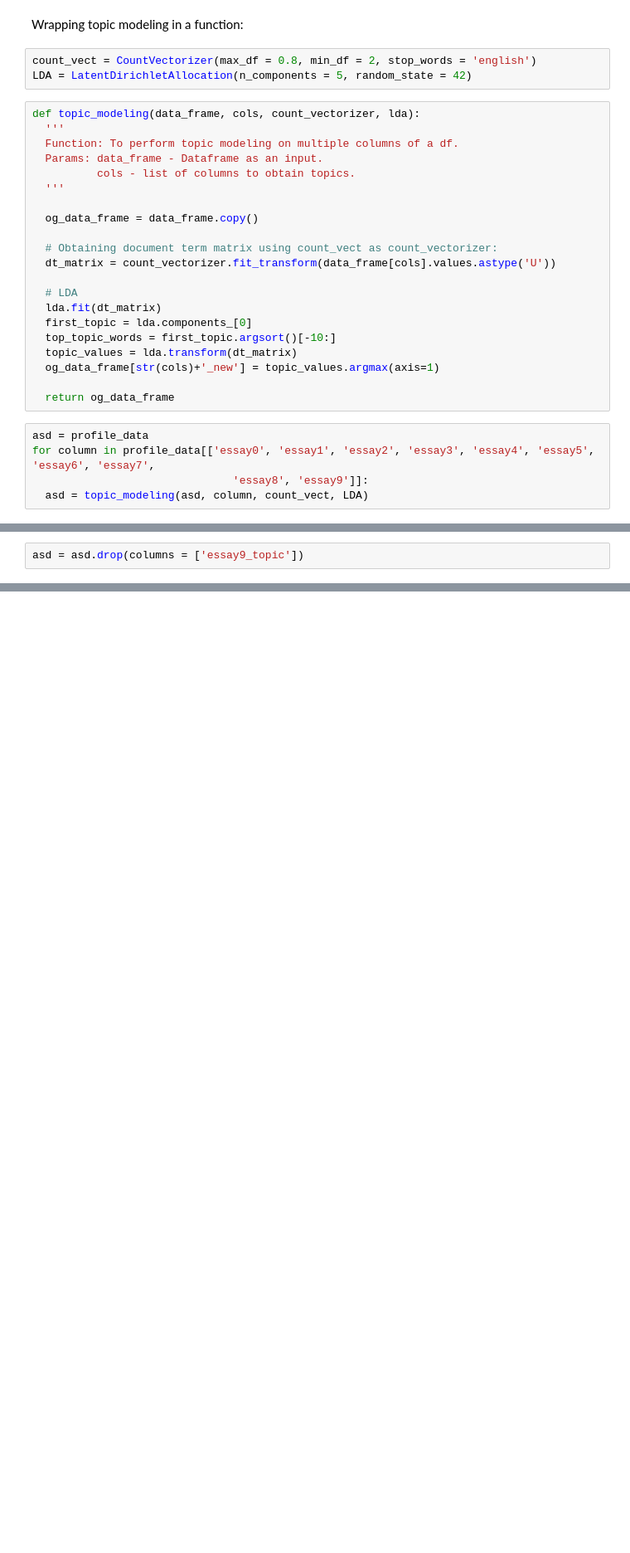
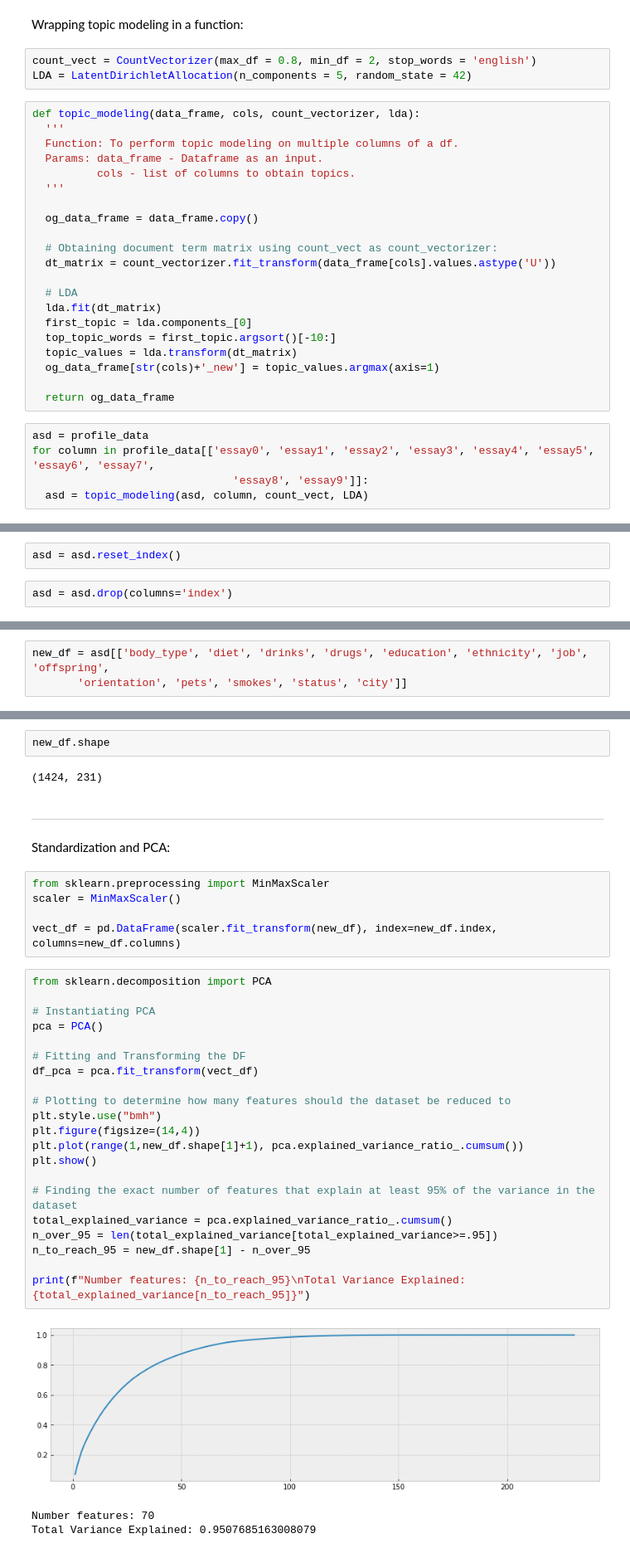
Before and after one commit to mrinaaall/OkCupid, a Jupyter notebook: OkCupid.ipynb, the cells around one changed output, grey strips where cells are left out. Shown at 83% size. Saved outputs shown, nothing was run; the diff lists cells and outputs as text; blank space fills up the shorter version.

```diff
--- a/OkCupid.ipynb
+++ b/OkCupid.ipynb
@@ -310,2 +289,4 @@ for column in profile_data[['essay0', 'essay1', 'essay2', 'essay3', 'essay4', 'e
+# %%
+asd = asd.reset_index()
 # %%
-asd = asd.drop(columns = ['essay9_topic'])
+asd = asd.drop(columns='index')
@@ -311,0 +295,3 @@ asd = asd.drop(columns = ['essay9_topic'])
+# %%
+new_df = asd[['body_type', 'diet', 'drinks', 'drugs', 'education', 'ethnicity', 'job', 'offspring',
+       'orientation', 'pets', 'smokes', 'status', 'city']]
@@ -320,0 +320,38 @@ asd.head()
+# %%
+new_df.shape
+# %% [output]
+(1424, 231)
+# %% [markdown]
+----
+# %% [markdown]
+Standardization and PCA:
+# %%
+from sklearn.preprocessing import MinMaxScaler
+scaler = MinMaxScaler()
+
+vect_df = pd.DataFrame(scaler.fit_transform(new_df), index=new_df.index, columns=new_df.columns)
+# %%
+from sklearn.decomposition import PCA
+
+# Instantiating PCA
+pca = PCA()
+
+# Fitting and Transforming the DF
+df_pca = pca.fit_transform(vect_df)
+
+# Plotting to determine how many features should the dataset be reduced to
+plt.style.use("bmh")
+plt.figure(figsize=(14,4))
+plt.plot(range(1,new_df.shape[1]+1), pca.explained_variance_ratio_.cumsum())
+plt.show()
+
+# Finding the exact number of features that explain at least 95% of the variance in the dataset
+total_explained_variance = pca.explained_variance_ratio_.cumsum()
+n_over_95 = len(total_explained_variance[total_explained_variance>=.95])
+n_to_reach_95 = new_df.shape[1] - n_over_95
+
+print(f"Number features: {n_to_reach_95}\nTotal Variance Explained: {total_explained_variance[n_to_reach_95]}")
+# %% [output]
+[figure, added]
+Number features: 70
+Total Variance Explained: 0.9507685163008079
```
Also changed, not shown: parts of 43 cells of this notebook.
